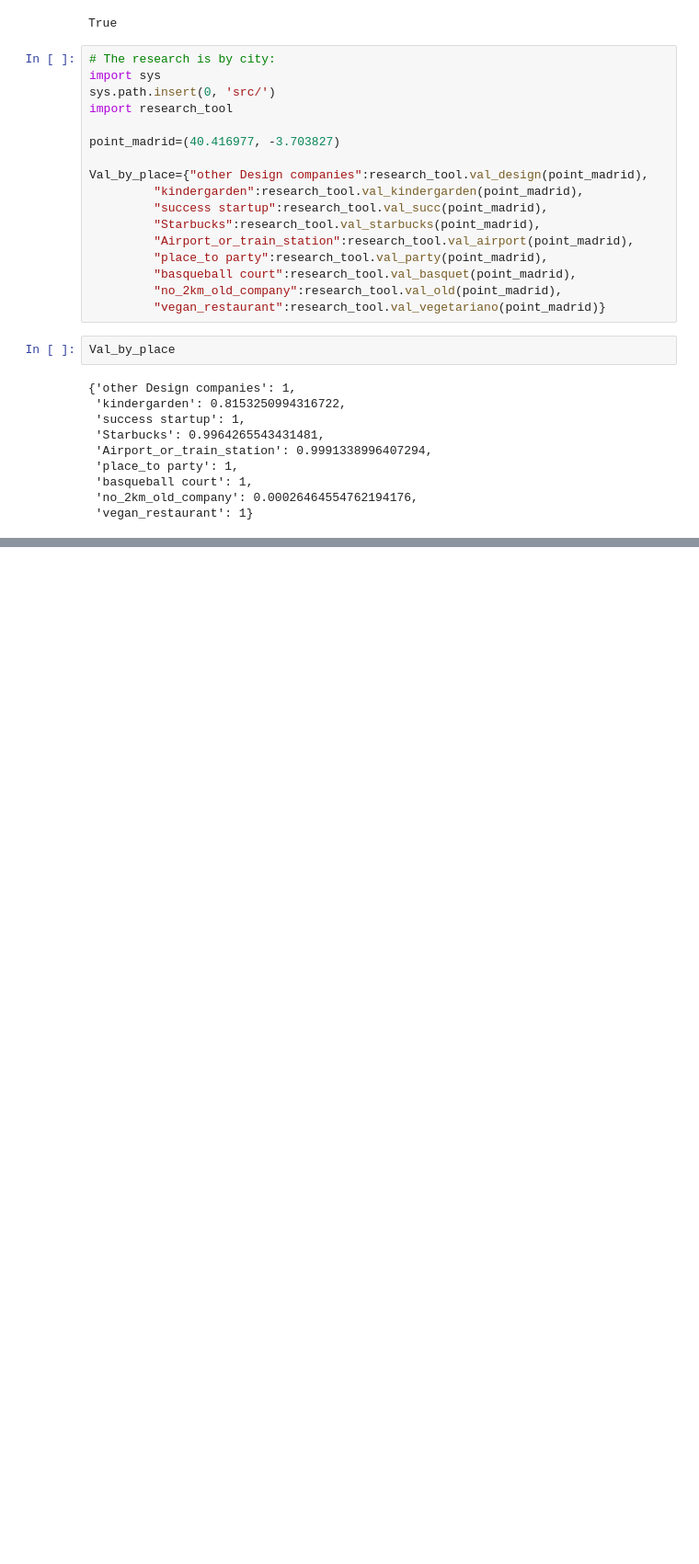
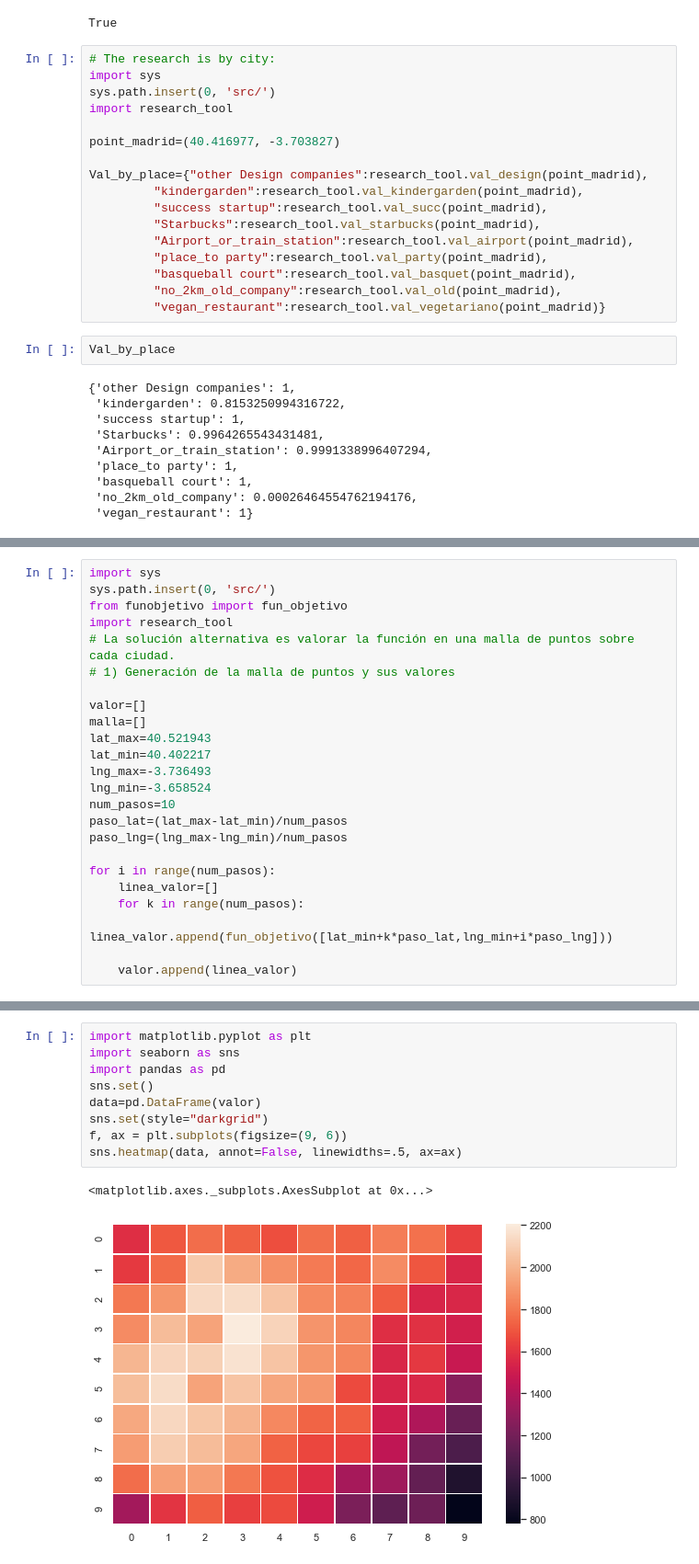
Before and after one commit to yuvtorres/focus-lugar, a Jupyter notebook: main.ipynb, the cells around one changed output, grey strips where cells are left out. Shown at 92% size. Drawn from its saved outputs; the diff is of its cells as text; blank space fills up the shorter version.

```diff
--- a/main.ipynb
+++ b/main.ipynb
@@ -303,0 +366,24 @@ TypeError: valor() takes 0 positional arguments but 1 was given
+# %%
+import sys
+sys.path.insert(0, 'src/')
+from funobjetivo import fun_objetivo
+import research_tool
+# La solución alternativa es valorar la función en una malla de puntos sobre cada ciudad.
+# 1) Generación de la malla de puntos y sus valores
+
+valor=[]
+malla=[]
+lat_max=40.521943
+lat_min=40.402217
+lng_max=-3.736493
+lng_min=-3.658524
+num_pasos=10
+paso_lat=(lat_max-lat_min)/num_pasos
+paso_lng=(lng_max-lng_min)/num_pasos
+
+for i in range(num_pasos):
+    linea_valor=[]
+    for k in range(num_pasos):
+        linea_valor.append(fun_objetivo([lat_min+k*paso_lat,lng_min+i*paso_lng]))
+
+    valor.append(linea_valor)
@@ -303,0 +408,12 @@ TypeError: valor() takes 0 positional arguments but 1 was given
+# %%
+import matplotlib.pyplot as plt
+import seaborn as sns
+import pandas as pd
+sns.set()
+data=pd.DataFrame(valor)
+sns.set(style="darkgrid")
+f, ax = plt.subplots(figsize=(9, 6))
+sns.heatmap(data, annot=False, linewidths=.5, ax=ax)
+# %% [output]
+<matplotlib.axes._subplots.AxesSubplot at 0x...>
+[figure, added]
```
Also changed, not shown: parts of 19 cells of this notebook, 3 other files.
